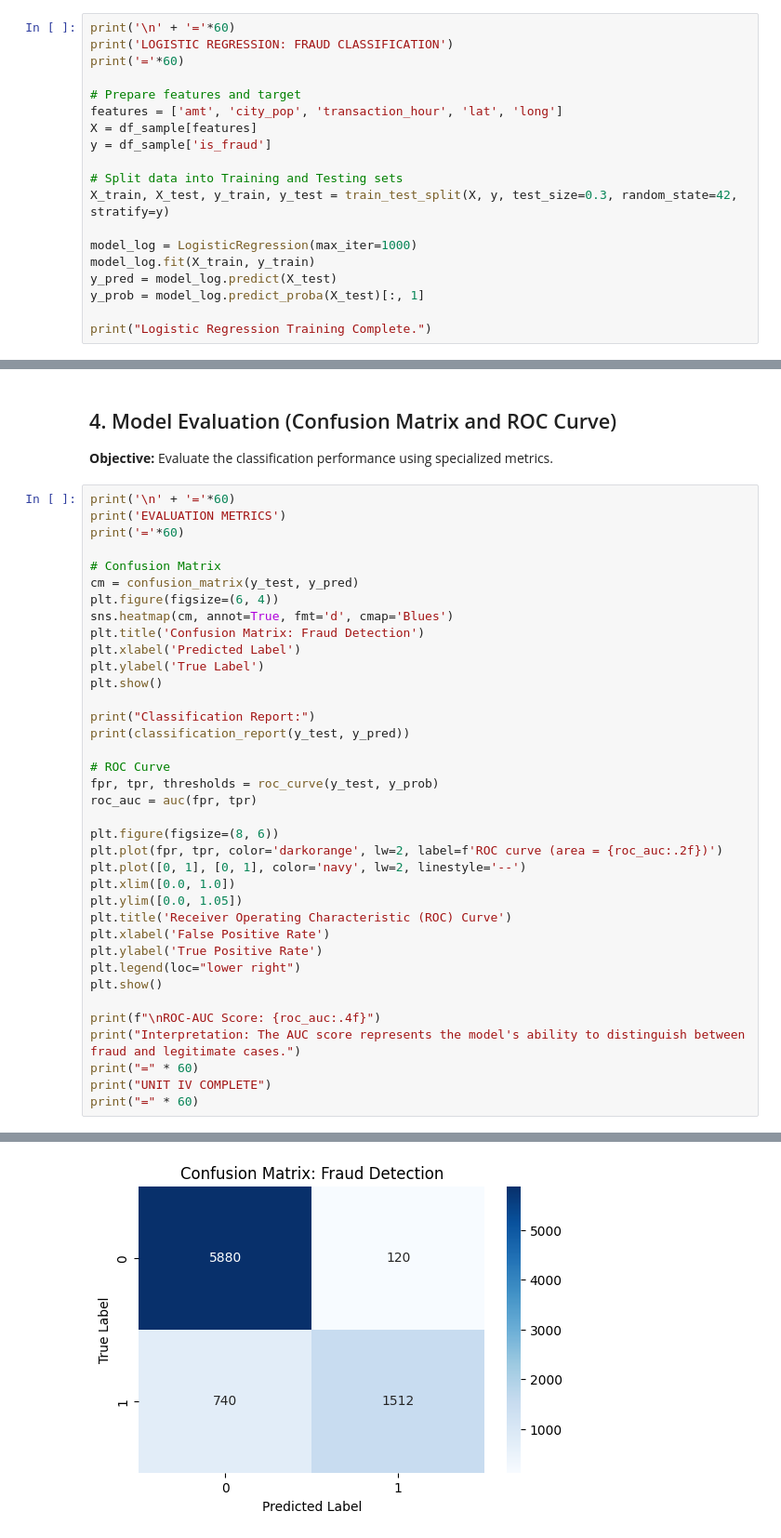
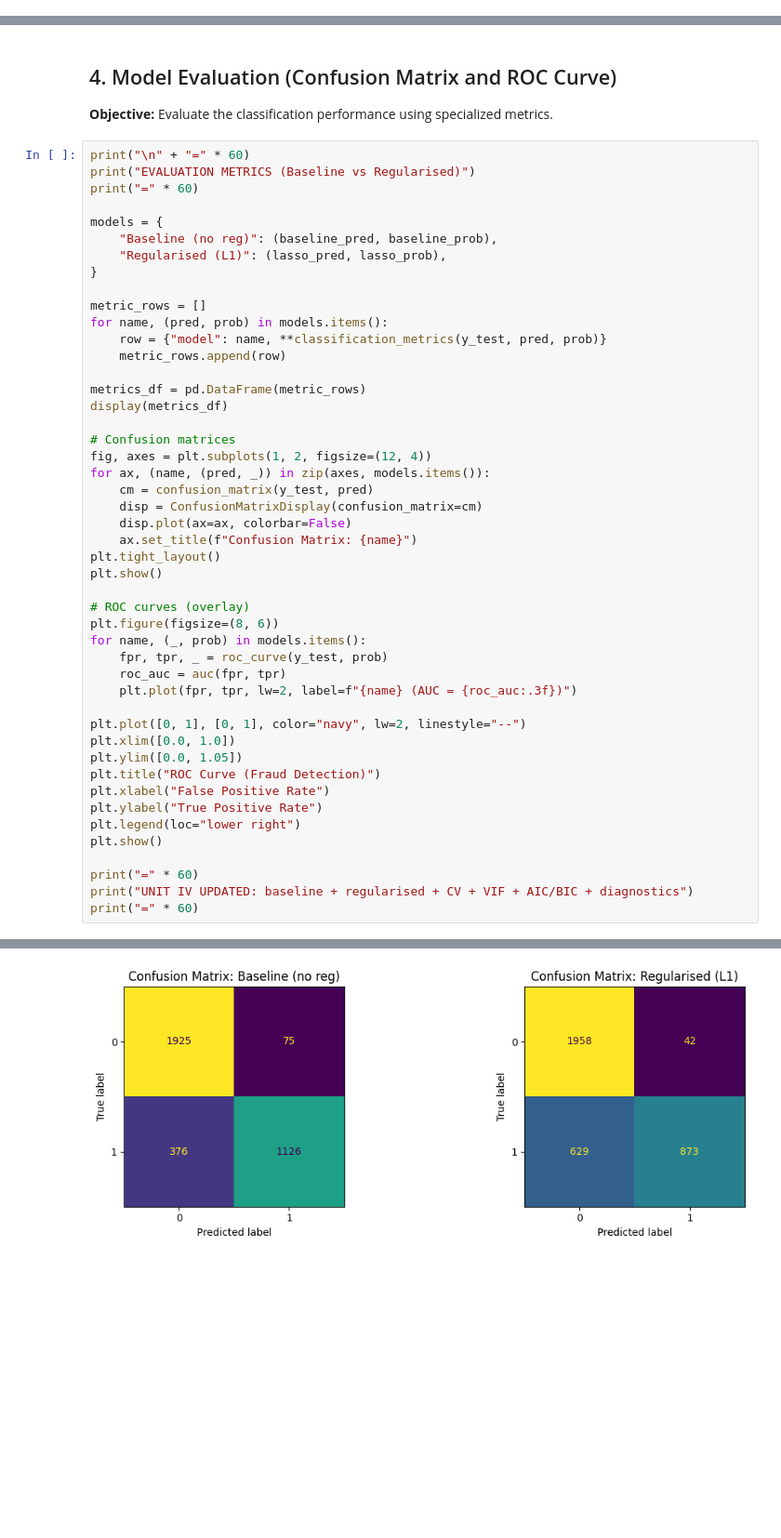
Before and after one commit to ShubhangiDimri/Digital-Transaction-Risk-Analysis, a Jupyter notebook: Unit4_Predictive_Modeling.ipynb, the cells around one changed output, grey strips where cells are left out. Shown at 93% size. Saved outputs shown, nothing was run; the diff lists cells and outputs as text; blank space fills up the shorter version.

Commit message:
unit 4 done

```diff
--- a/Unit4_Predictive_Modeling.ipynb
+++ b/Unit4_Predictive_Modeling.ipynb
@@ -92,19 +134,0 @@ Polynomial R-squared (Degree 2): 0.0004
-# %%
-print('\n' + '='*60)
-print('LOGISTIC REGRESSION: FRAUD CLASSIFICATION')
-print('='*60)
-
-# Prepare features and target
-features = ['amt', 'city_pop', 'transaction_hour', 'lat', 'long']
-X = df_sample[features]
-y = df_sample['is_fraud']
-
-# Split data into Training and Testing sets
-X_train, X_test, y_train, y_test = train_test_split(X, y, test_size=0.3, random_state=42, stratify=y)
-
-model_log = LogisticRegression(max_iter=1000)
-model_log.fit(X_train, y_train)
-y_pred = model_log.predict(X_test)
-y_prob = model_log.predict_proba(X_test)[:, 1]
-
-print("Logistic Regression Training Complete.")
@@ -117,41 +579,51 @@ Logistic Regression Training Complete.
 ## 4. Model Evaluation (Confusion Matrix and ROC Curve)
 **Objective:** Evaluate the classification performance using specialized metrics.
 # %%
-print('\n' + '='*60)
-print('EVALUATION METRICS')
-print('='*60)
+print("\n" + "=" * 60)
+print("EVALUATION METRICS (Baseline vs Regularised)")
+print("=" * 60)
 
-# Confusion Matrix
-cm = confusion_matrix(y_test, y_pred)
-plt.figure(figsize=(6, 4))
-sns.heatmap(cm, annot=True, fmt='d', cmap='Blues')
-plt.title('Confusion Matrix: Fraud Detection')
-plt.xlabel('Predicted Label')
-plt.ylabel('True Label')
+models = {
+    "Baseline (no reg)": (baseline_pred, baseline_prob),
+    "Regularised (L1)": (lasso_pred, lasso_prob),
+}
+
+metric_rows = []
+for name, (pred, prob) in models.items():
+    row = {"model": name, **classification_metrics(y_test, pred, prob)}
+    metric_rows.append(row)
+
+metrics_df = pd.DataFrame(metric_rows)
+display(metrics_df)
+
+# Confusion matrices
+fig, axes = plt.subplots(1, 2, figsize=(12, 4))
+for ax, (name, (pred, _)) in zip(axes, models.items()):
+    cm = confusion_matrix(y_test, pred)
+    disp = ConfusionMatrixDisplay(confusion_matrix=cm)
+    disp.plot(ax=ax, colorbar=False)
+    ax.set_title(f"Confusion Matrix: {name}")
+plt.tight_layout()
 plt.show()
 
-print("Classification Report:")
-print(classification_report(y_test, y_pred))
+# ROC curves (overlay)
+plt.figure(figsize=(8, 6))
+for name, (_, prob) in models.items():
+    fpr, tpr, _ = roc_curve(y_test, prob)
+    roc_auc = auc(fpr, tpr)
+    plt.plot(fpr, tpr, lw=2, label=f"{name} (AUC = {roc_auc:.3f})")
 
-# ROC Curve
-fpr, tpr, thresholds = roc_curve(y_test, y_prob)
-roc_auc = auc(fpr, tpr)
-
-plt.figure(figsize=(8, 6))
-plt.plot(fpr, tpr, color='darkorange', lw=2, label=f'ROC curve (area = {roc_auc:.2f})')
-plt.plot([0, 1], [0, 1], color='navy', lw=2, linestyle='--')
+plt.plot([0, 1], [0, 1], color="navy", lw=2, linestyle="--")
 plt.xlim([0.0, 1.0])
 plt.ylim([0.0, 1.05])
-plt.title('Receiver Operating Characteristic (ROC) Curve')
-plt.xlabel('False Positive Rate')
-plt.ylabel('True Positive Rate')
+plt.title("ROC Curve (Fraud Detection)")
+plt.xlabel("False Positive Rate")
+plt.ylabel("True Positive Rate")
 plt.legend(loc="lower right")
 plt.show()
 
-print(f"\nROC-AUC Score: {roc_auc:.4f}")
-print("Interpretation: The AUC score represents the model's ability to distinguish between fraud and legitimate cases.")
 print("=" * 60)
-print("UNIT IV COMPLETE")
+print("UNIT IV UPDATED: baseline + regularised + CV + VIF + AIC/BIC + diagnostics")
 print("=" * 60)
 # %% [output]
 ============================================================
@@ -160 +635 @@ EVALUATION METRICS
-[figure, old version]
+[figure, new version]
```
Also changed, not shown: parts of 23 cells of this notebook, 10 other files.
